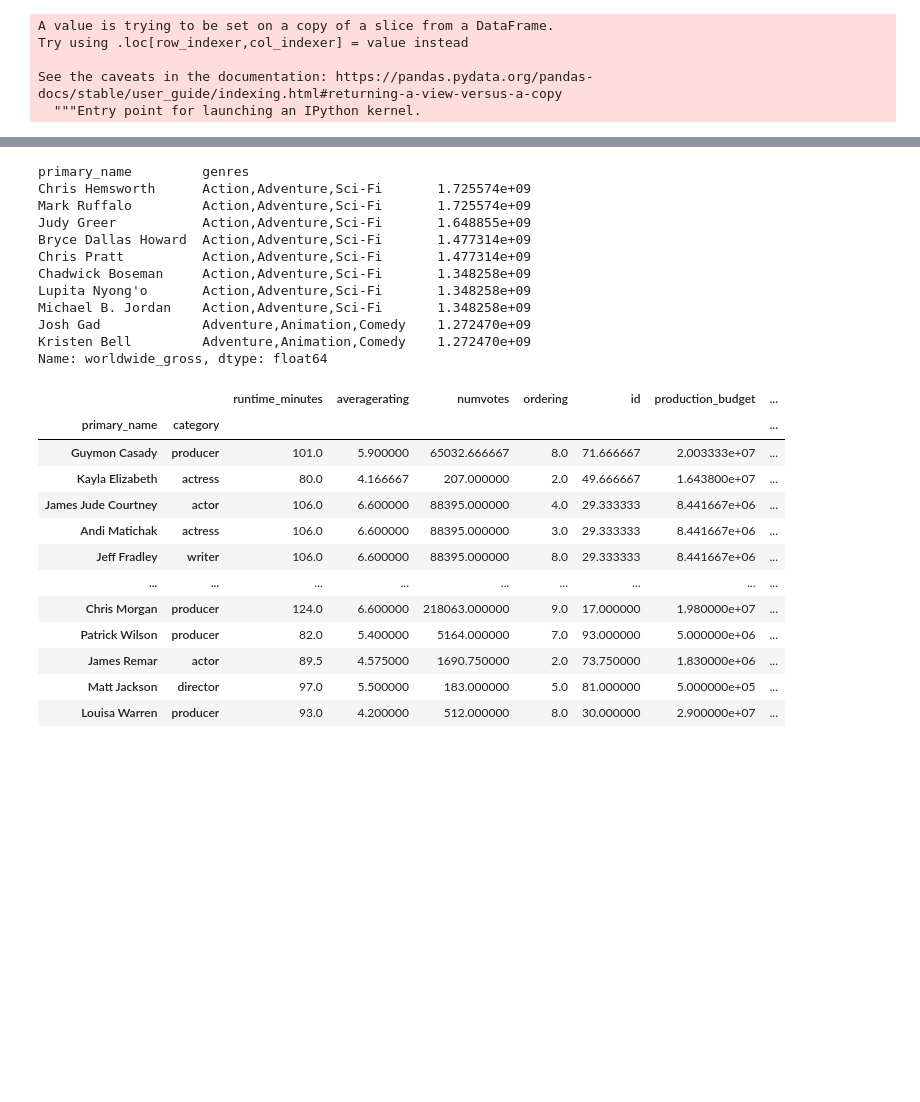
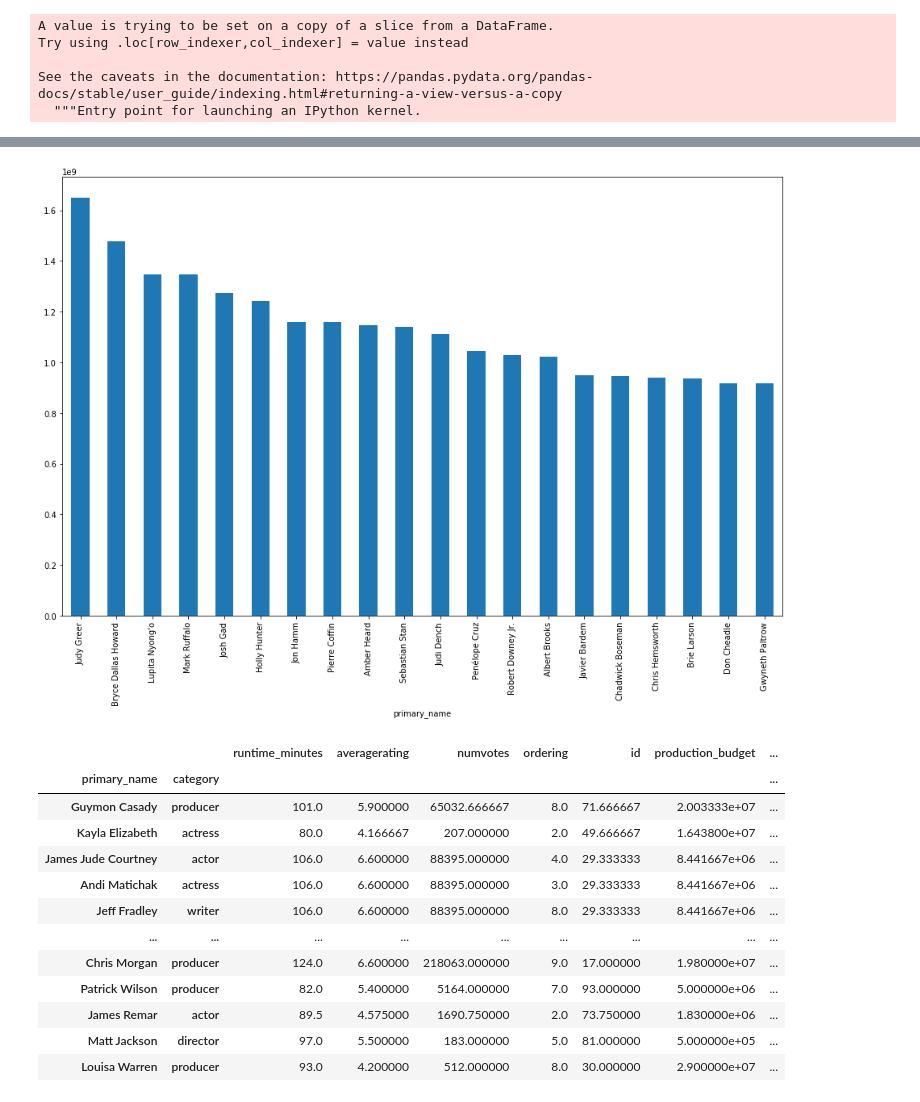
Before and after one commit to tcrispi/Mod1-Project, a Jupyter notebook: Thomas/Project1_data_master_file-thomas.ipynb, the cells around one changed output, grey strips where cells are left out. Saved outputs shown, nothing was run; the diff lists cells and outputs as text; code cells hidden in the pictures; blank space fills up the shorter version.

```diff
--- a/Thomas/Project1_data_master_file-thomas.ipynb
+++ b/Thomas/Project1_data_master_file-thomas.ipynb
@@ -168,19 +149,13 @@ plt.show()
 # %%
-df_actors = df_econ.loc[(df_econ['category']== 'actor') | (df_econ['category']=='actress')]
-df_actors.groupby(['primary_name','genres'])['worldwide_gross'].mean().nlargest(10)
+df_actors = df_econ.loc[(df_econ['category']== 'actor') |
+                        (df_econ['category']=='actress')]
+df_adventure_actors = df_actors.loc[(df_actors['genres3']=='Adventure') |
+                                  (df_actors['genres3']=='Sci-Fi')]
+adventure_actors_chart = df_adventure_actors.groupby('primary_name')['worldwide_gross'].mean().nlargest(20)
+adventure_actors_chart.plot.bar(figsize=(16,10))
+plt.show()
 # %% [output]
-primary_name         genres
-Chris Hemsworth      Action,Adventure,Sci-Fi       1.725574e+09
-Mark Ruffalo         Action,Adventure,Sci-Fi       1.725574e+09
-Judy Greer           Action,Adventure,Sci-Fi       1.648855e+09
-Bryce Dallas Howard  Action,Adventure,Sci-Fi       1.477314e+09
-Chris Pratt          Action,Adventure,Sci-Fi       1.477314e+09
-Chadwick Boseman     Action,Adventure,Sci-Fi       1.348258e+09
-Lupita Nyong'o       Action,Adventure,Sci-Fi       1.348258e+09
-Michael B. Jordan    Action,Adventure,Sci-Fi       1.348258e+09
-Josh Gad             Adventure,Animation,Comedy    1.272470e+09
-Kristen Bell         Adventure,Animation,Comedy    1.272470e+09
-Name: worldwide_gross, dtype: float64
+[figure, added]
 # %%
 df_econ.groupby(['primary_name', 'category']).mean().sort_values(by='profit_multiple', ascending=False)
 # %% [output]
```
Also changed, not shown: parts of 11 cells of this notebook, 1 other file.
